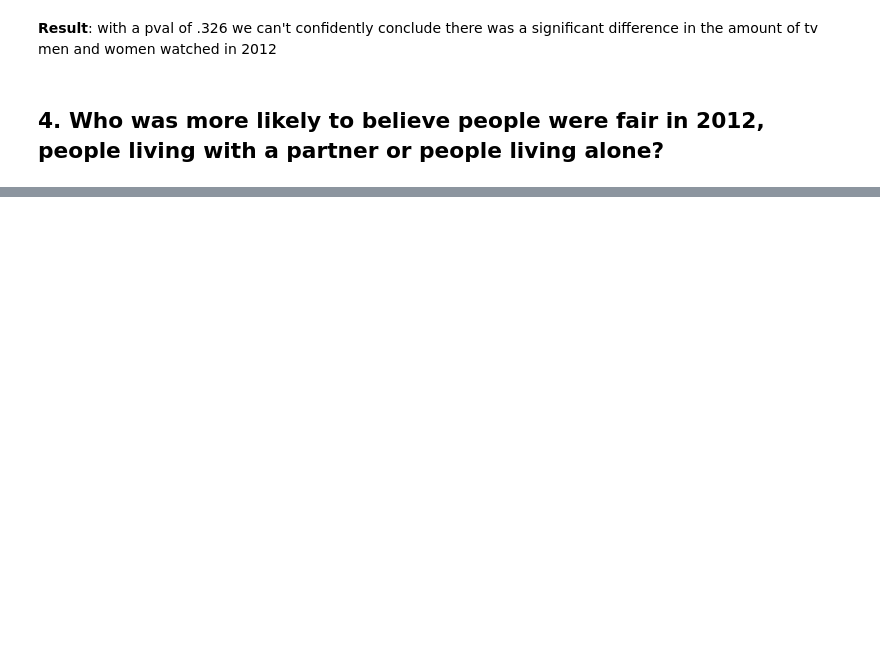
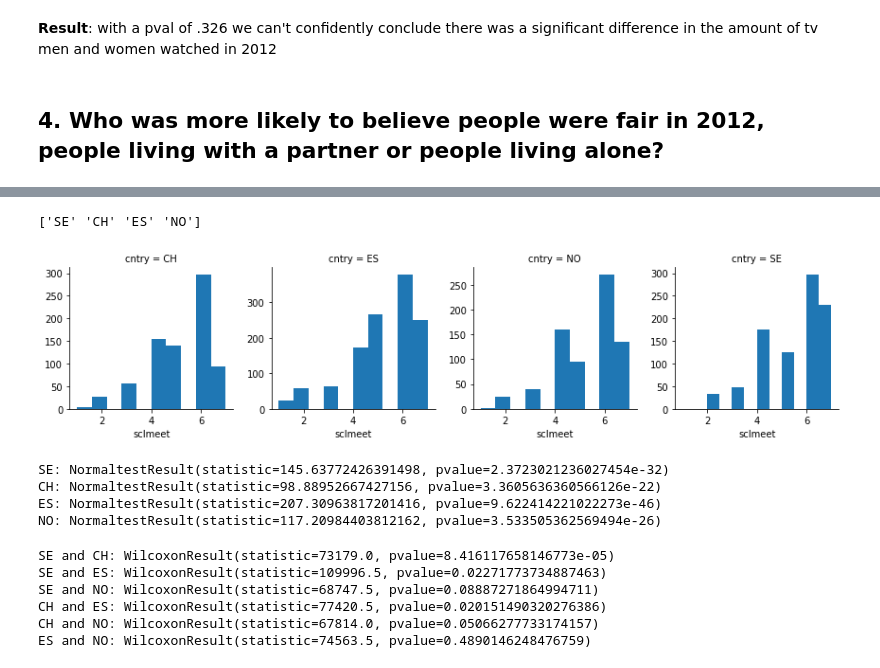
Before and after one commit to brianmcguckin/thinkful_unit_05_other_data_science_topics, a Jupyter notebook: 05_05_04_challenge_what_test_to_use.ipynb, the cells around one changed output, grey strips where cells are left out. Cells and saved outputs as stored; diff of their text form; code cells hidden in the pictures; blank space fills up the shorter version.

```diff
--- a/05_05_04_challenge_what_test_to_use.ipynb
+++ b/05_05_04_challenge_what_test_to_use.ipynb
@@ -236,0 +273,52 @@ WilcoxonResult(statistic=806684.0, pvalue=0.326468829637812)
+# %%
+# randomly choose 4 countries
+countries = np.random.choice(
+    df.loc[df['cntry'] != 'DE', 'cntry'].unique(),
+    4,
+    replace=False
+)
+print(countries)
+
+df_countries = df[(df.cntry).isin(countries) & (df.year == 7)]
+g = sns.FacetGrid(df_countries,
+                  col='cntry',
+                  dropna=True,
+                  sharey=False)
+g.map(plt.hist, 'sclmeet')
+plt.show()
+
+for cntry in countries:
+    print('{}: {}'.format(
+        cntry,
+        stats.stats.normaltest(df.loc[df['cntry'] == cntry, 'sclmeet'],
+                               nan_policy='omit')))
+# %% [output]
+['SE' 'CH' 'ES' 'NO']
+[figure, added]
+SE: NormaltestResult(statistic=145.63772426391498, pvalue=2.3723021236027454e-32)
+CH: NormaltestResult(statistic=98.88952667427156, pvalue=3.3605636360566126e-22)
+ES: NormaltestResult(statistic=207.30963817201416, pvalue=9.622414221022273e-46)
+NO: NormaltestResult(statistic=117.20984403812162, pvalue=3.533505362569494e-26)
+# %%
+import itertools
+cntry_pairs = list(itertools.combinations(countries, 2))
+
+for pair in cntry_pairs:
+    x = df_countries.loc[df_countries['cntry'] == pair[0], 'sclmeet']
+    y = df_countries.loc[df_countries['cntry'] == pair[1], 'sclmeet']
+    if len(x) < len(y):
+        y = y.sample(len(x))
+        result = stats.wilcoxon(x,y)
+    elif len(y) < len(x):
+        x = x.sample(len(y))
+        result = stats.wilcoxon(x,y)
+    else:
+        result = stats.wilcoxon(x,y)
+    print('{0} and {1}: {2}'.format(pair[0], pair[1], result))
+# %% [output]
+SE and CH: WilcoxonResult(statistic=73179.0, pvalue=8.416117658146773e-05)
+SE and ES: WilcoxonResult(statistic=109996.5, pvalue=0.02271773734887463)
+SE and NO: WilcoxonResult(statistic=68747.5, pvalue=0.08887271864994711)
+CH and ES: WilcoxonResult(statistic=77420.5, pvalue=0.020151490320276386)
+CH and NO: WilcoxonResult(statistic=67814.0, pvalue=0.05066277733174157)
+ES and NO: WilcoxonResult(statistic=74563.5, pvalue=0.4890146248476759)
```
Also changed, not shown: parts of 10 cells of this notebook.
